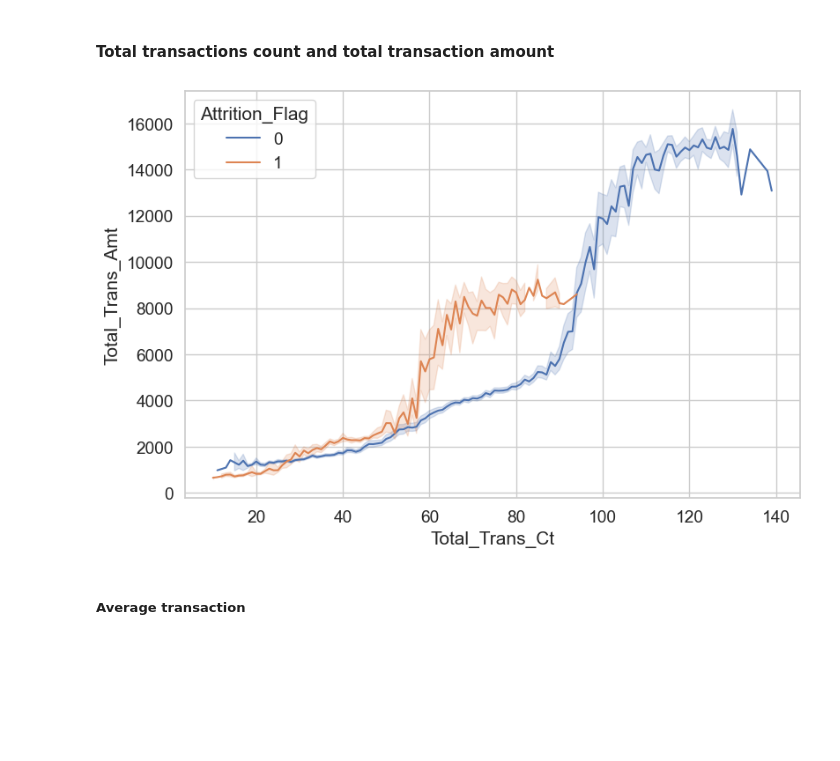
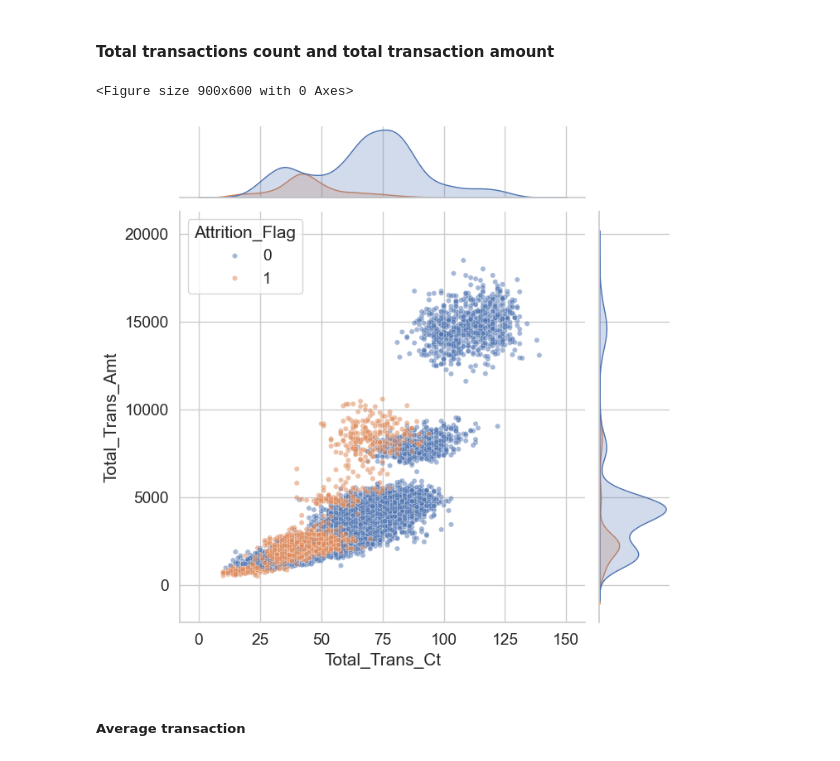
Before and after one commit to kasiadybcio/Credit_card, a Jupyter notebook: 1.eda.ipynb, the cells around one changed output. Drawn from its saved outputs; the diff is of its cells as text; code cells hidden in the pictures; blank space fills up the shorter version.

Commit message:
added plots

```diff
--- a/1.eda.ipynb
+++ b/1.eda.ipynb
@@ -572,0 +569,5 @@ plt.show()
+# %%
+sns.set_style("whitegrid",{'font_scale':'1.6'})
+plt.figure(figsize=(9, 6))
+sns.violinplot(data, x = "Customer_Age", hue = "Attrition_Flag")
+plt.show()
@@ -594,0 +598,5 @@ plt.show()
+# %%
+sns.set_style("whitegrid",{'font_scale':'1.6'})
+plt.figure(figsize=(9, 6))
+sns.violinplot(data, y = "Dependent_count", hue = "Attrition_Flag")
+plt.show()
@@ -657,3 +668,8 @@ sns.histplot(data,x = "Total_Trans_Ct", hue = "Attrition_Flag")
 plt.show()
 # %% [output]
 [figure]
+# %%
+sns.set_style("whitegrid",{'font_scale':'1.6'})
+plt.figure(figsize=(9, 6))
+sns.violinplot(data,y = "Total_Trans_Ct", hue = "Attrition_Flag")
+plt.show()
@@ -666,3 +684,8 @@ sns.histplot(data,x = "Total_Trans_Amt", hue = "Attrition_Flag")
 plt.show()
 # %% [output]
 [figure]
+# %%
+sns.set_style("whitegrid",{'font_scale':'1.6'})
+plt.figure(figsize=(9, 6))
+sns.violinplot(data,y = "Total_Trans_Amt", hue = "Attrition_Flag")
+plt.show()
@@ -671,9 +696,10 @@ plt.show()
 # %%
 sns.set_style("whitegrid",{'font_scale':'1.6'})
 plt.figure(figsize=(9, 6))
-sns.lineplot(data,x = "Total_Trans_Ct" ,y = "Total_Trans_Amt", hue = "Attrition_Flag")
+sns.jointplot(data,x = "Total_Trans_Ct" ,y = "Total_Trans_Amt", hue = "Attrition_Flag", s = 20, alpha = 0.5,height=7)
 plt.show()
 # %% [output]
+<Figure size 900x600 with 0 Axes>
-[figure, old version]
+[figure, new version]
 # %% [markdown]
 ##### Average transaction
```
Also changed, not shown: parts of 53 cells of this notebook.
